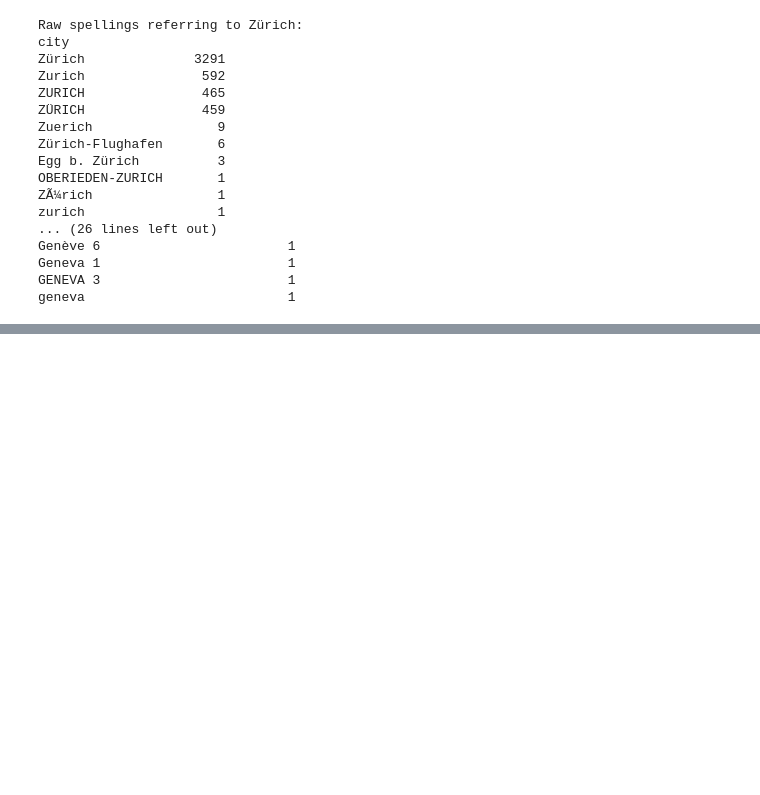
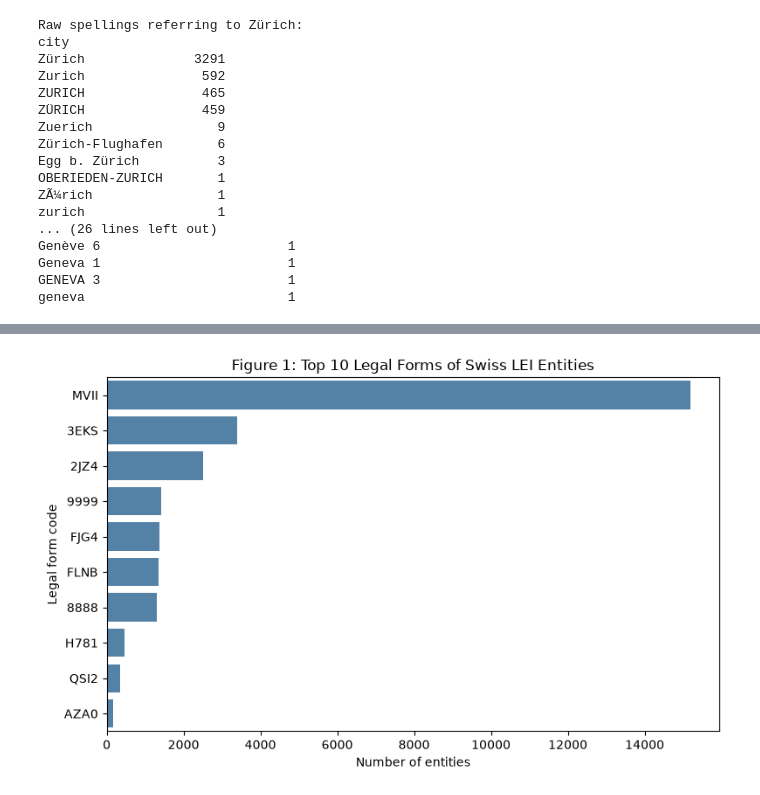
Before and after one commit to mauroreverberi/ai-programming-foundations-project, a Jupyter notebook: data_workflow.ipynb, the cells around one changed output, grey strips where cells are left out. Drawn from its saved outputs; the diff is of its cells as text; code cells hidden in the pictures; blank space fills up the shorter version.

Commit message:
Visualizations and summary added

```diff
--- a/data_workflow.ipynb
+++ b/data_workflow.ipynb
@@ -334,0 +345,12 @@ encoding error and not something I expected in a regulated registry.
+# %%
+top_forms = df["legal_form_code"].value_counts().head(10)
+
+plt.figure(figsize=(8, 5))
+sns.barplot(x=top_forms.values, y=top_forms.index, color="steelblue", orient="h")
+plt.title("Figure 1: Top 10 Legal Forms of Swiss LEI Entities")
+plt.xlabel("Number of entities")
+plt.ylabel("Legal form code")
+plt.tight_layout()
+plt.show()
+# %% [output]
+[figure, added]
```
Also changed, not shown: parts of 10 cells of this notebook.
